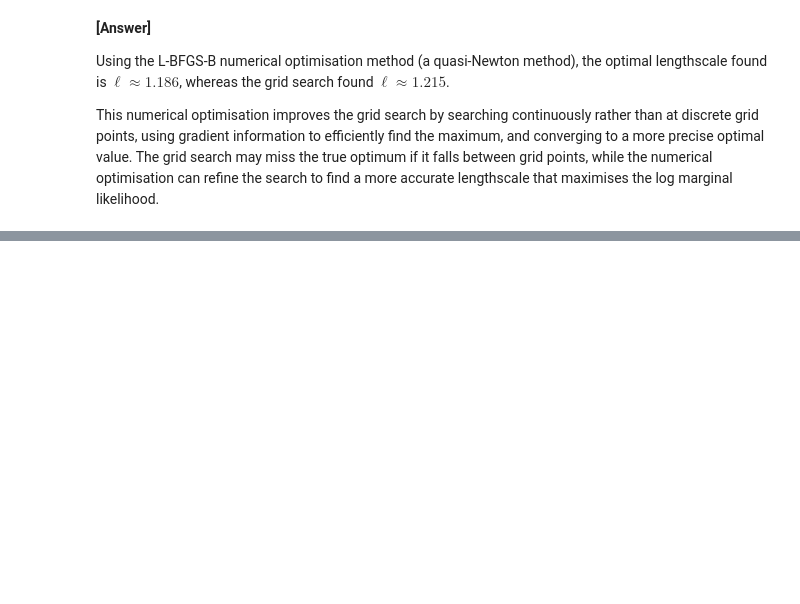
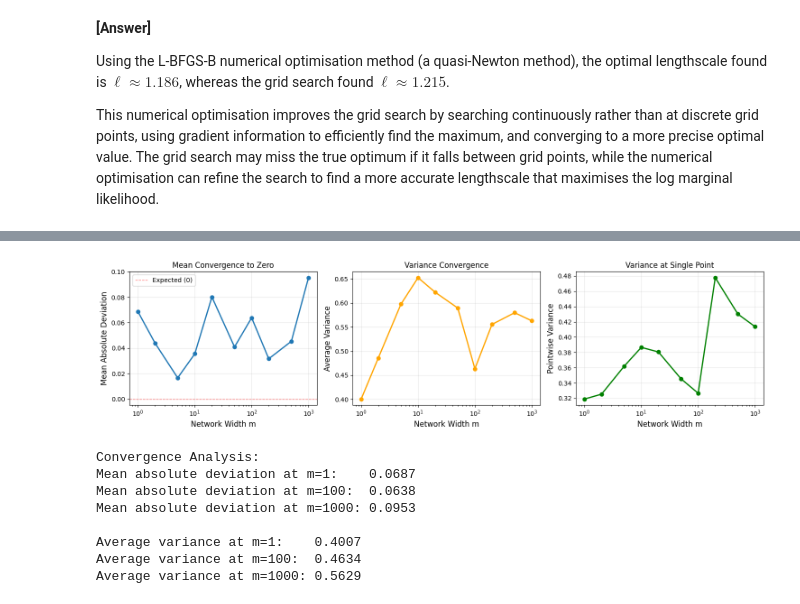
Before and after one commit to maplesugano/ProbInference, a Jupyter notebook: supplementary.ipynb, the cells around one changed output, grey strips where cells are left out. Drawn from its saved outputs; the diff is of its cells as text; code cells hidden in the pictures; blank space fills up the shorter version.

```diff
--- a/supplementary.ipynb
+++ b/supplementary.ipynb
@@ -967,0 +1093,70 @@ This numerical optimisation improves the grid search by searching continuously r
+# %%
+# Mean and variance comparison
+np.random.seed(42)
+
+widths_analysis = [1, 2, 5, 10, 20, 50, 100, 200, 500, 1000]
+n_trials = 100
+
+X_small = np.linspace(-3, 3, 50).reshape(-1, 1)
+
+means = []
+variances = []
+pointwise_vars = []
+
+for m in widths_analysis:
+    samples = sample_multiple_nns(X_small, m, n_samples=n_trials, sigma_a=sigma_a, sigma_w=sigma_w, sigma_b=sigma_b)
+
+    mean_func = np.mean(samples, axis=1)
+    mean_abs = np.mean(np.abs(mean_func))
+    means.append(mean_abs)
+
+    var_func = np.var(samples, axis=1)
+    mean_var = np.mean(var_func)
+    variances.append(mean_var)
+
+    pointwise_vars.append(np.var(samples[25, :]))  # Middle point
+
+# Plot
+fig, axes = plt.subplots(1, 3, figsize=(15, 4))
+
+axes[0].semilogx(widths_analysis, means, 'o-', linewidth=2, markersize=6)
+axes[0].axhline(0, color='red', linestyle='--', linewidth=1, alpha=0.5, label='Expected (0)')
+axes[0].set_xlabel('Network Width m', fontsize=12)
+axes[0].set_ylabel('Mean Absolute Deviation', fontsize=12)
+axes[0].set_title('Mean Convergence to Zero', fontsize=12)
+axes[0].grid(alpha=0.3)
+axes[0].legend()
+
+axes[1].semilogx(widths_analysis, variances, 'o-', linewidth=2, markersize=6, color='orange')
+axes[1].set_xlabel('Network Width m', fontsize=12)
+axes[1].set_ylabel('Average Variance', fontsize=12)
+axes[1].set_title('Variance Convergence', fontsize=12)
+axes[1].grid(alpha=0.3)
+
+axes[2].semilogx(widths_analysis, pointwise_vars, 'o-', linewidth=2, markersize=6, color='green')
+axes[2].set_xlabel('Network Width m', fontsize=12)
+axes[2].set_ylabel('Pointwise Variance', fontsize=12)
+axes[2].set_title('Variance at Single Point', fontsize=12)
+axes[2].grid(alpha=0.3)
+
+plt.tight_layout()
+plt.show()
+
+print("Convergence Analysis:")
+print(f"Mean absolute deviation at m=1:    {means[0]:.4f}")
+print(f"Mean absolute deviation at m=100:  {means[6]:.4f}")
+print(f"Mean absolute deviation at m=1000: {means[-1]:.4f}")
+print()
+print(f"Average variance at m=1:    {variances[0]:.4f}")
+print(f"Average variance at m=100:  {variances[6]:.4f}")
+print(f"Average variance at m=1000: {variances[-1]:.4f}")
+# %% [output]
+[figure, added]
+Convergence Analysis:
+Mean absolute deviation at m=1:    0.0687
+Mean absolute deviation at m=100:  0.0638
+Mean absolute deviation at m=1000: 0.0953
+
+Average variance at m=1:    0.4007
+Average variance at m=100:  0.4634
+Average variance at m=1000: 0.5629
```
Also changed, not shown: parts of 11 cells of this notebook, 1 other file.
